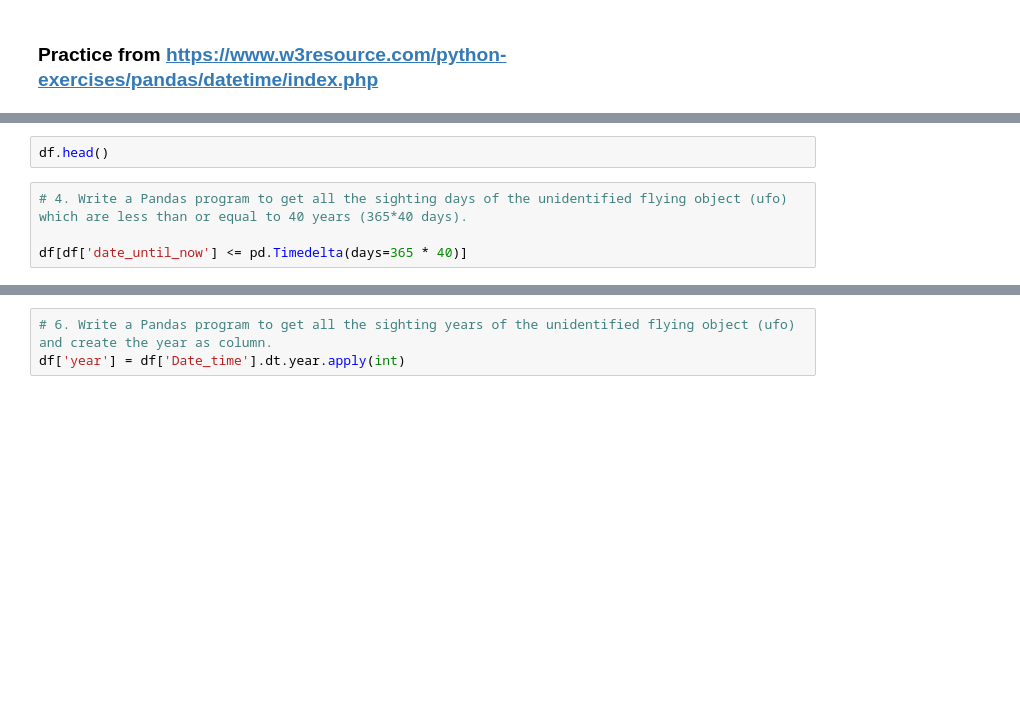
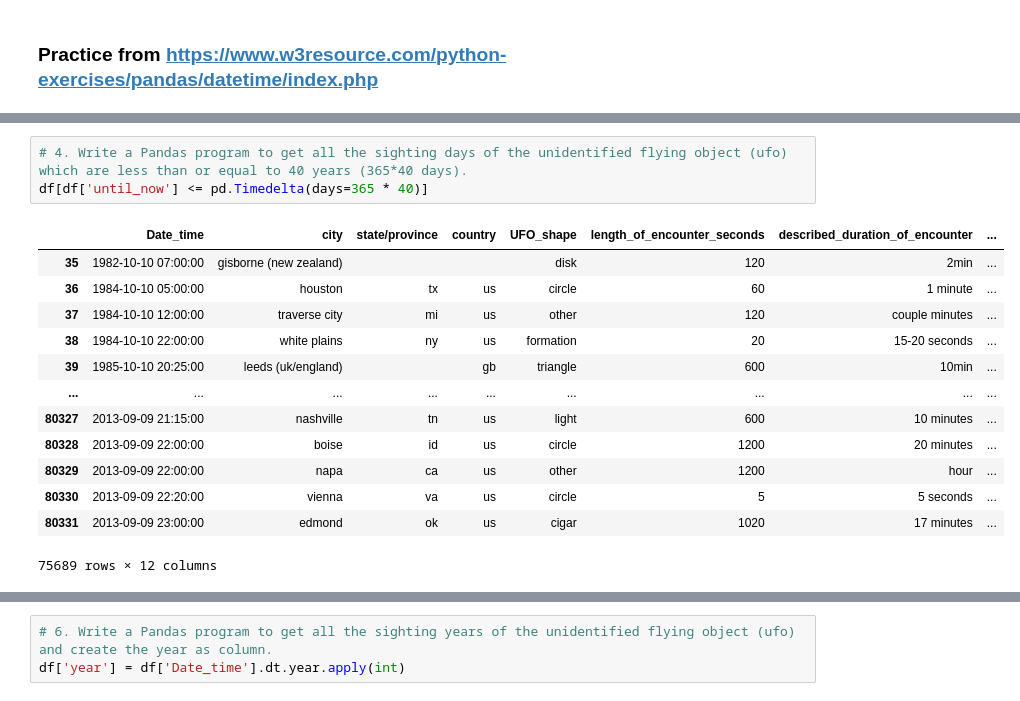
Before and after one commit to tedtdang/Practice-Data-Science, a Jupyter notebook: UFO/UFO.ipynb, the cells around one changed output, grey strips where cells are left out. Saved outputs shown, nothing was run; the diff lists cells and outputs as text; blank space fills up the shorter version.

```diff
--- a/UFO/UFO.ipynb
+++ b/UFO/UFO.ipynb
@@ -28,9 +36,20 @@ print(f"Difference: {pd.to_datetime(date.today()) - df['Date_time'].max()}")
-# %%
-df.head()
 # %%
 # 4. Write a Pandas program to get all the sighting days of the unidentified flying object (ufo) which are less than or equal to 40 years (365*40 days).
-
-df[df['date_until_now'] <= pd.Timedelta(days=365 * 40)]
+df[df['until_now'] <= pd.Timedelta(days=365 * 40)]
+# %% [output]
+|  | Date_time | city | state/province | country | UFO_shape | length_of_encounter_seconds | described_duration_of_encounter | ... |
+| 35 | 1982-10-10 07:00:00 | gisborne (new zealand) |  |  | disk | 120 | 2min | ... |
+| 36 | 1984-10-10 05:00:00 | houston | tx | us | circle | 60 | 1 minute | ... |
+| 37 | 1984-10-10 12:00:00 | traverse city | mi | us | other | 120 | couple minutes | ... |
+| 38 | 1984-10-10 22:00:00 | white plains | ny | us | formation | 20 | 15-20 seconds | ... |
+| 39 | 1985-10-10 20:25:00 | leeds (uk/england) |  | gb | triangle | 600 | 10min | ... |
+| ... | ... | ... | ... | ... | ... | ... | ... | ... |
+| 80327 | 2013-09-09 21:15:00 | nashville | tn | us | light | 600 | 10 minutes | ... |
+| 80328 | 2013-09-09 22:00:00 | boise | id | us | circle | 1200 | 20 minutes | ... |
+| 80329 | 2013-09-09 22:00:00 | napa | ca | us | other | 1200 | hour | ... |
+| 80330 | 2013-09-09 22:20:00 | vienna | va | us | circle | 5 | 5 seconds | ... |
+| 80331 | 2013-09-09 23:00:00 | edmond | ok | us | cigar | 1020 | 17 minutes | ... |
+75689 rows × 12 columns
 # %%
 # 5. Write a Pandas program to get all the sighting days of the unidentified flying object (ufo) between 1950-10-10 and 1960-10-10.
 df[(date(1950, 10, 10) <= df['Date_time'].dt.date) & (df['Date_time'].dt.date <= date(1960, 10, 10))]
```
Also changed, not shown: parts of 17 cells of this notebook.
